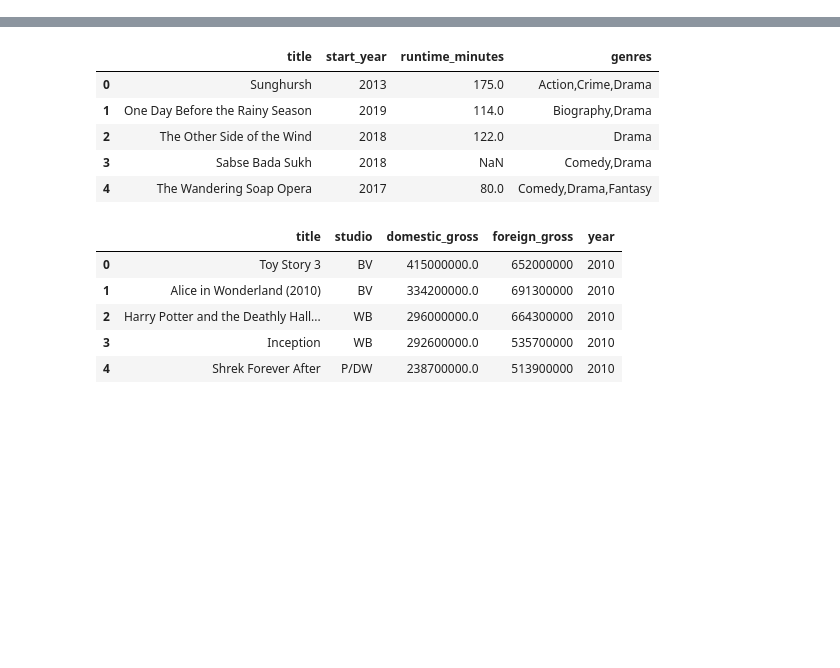
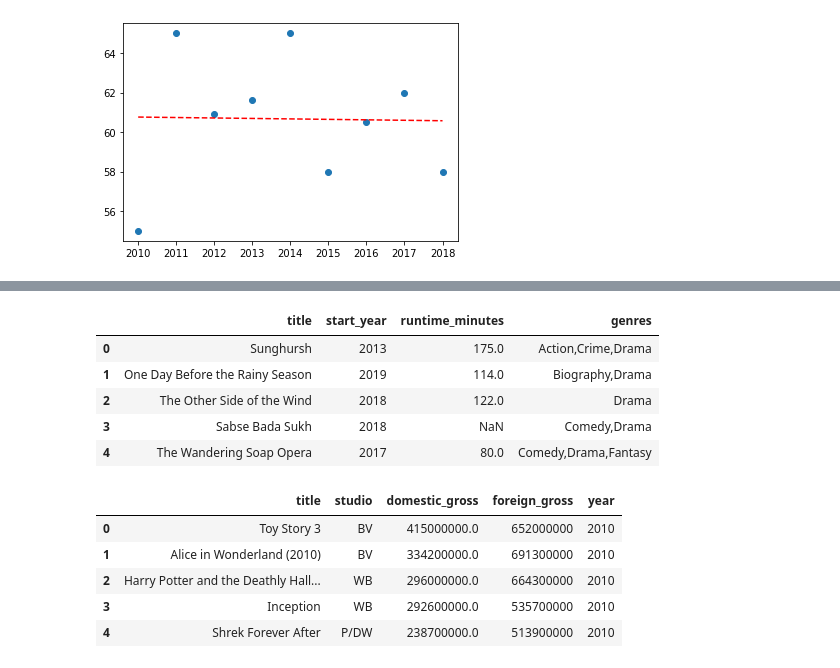
Before and after one commit to SSGrasland/Marketing-Movies-to-Foreign-Audiences, a Jupyter notebook: Phase 1 Project Notebook.ipynb, the cells around one changed output, grey strips where cells are left out. Drawn from its saved outputs; the diff is of its cells as text; code cells hidden in the pictures; blank space fills up the shorter version.

```diff
--- a/Phase 1 Project Notebook.ipynb
+++ b/Phase 1 Project Notebook.ipynb
@@ -29,3 +133,13 @@ tn.movie_budgets.csv.gz
+# %%
+y = 55, 65, 60.9, 61.6, 65, 58, 60.5, 62, 58
+x = 2010, 2011, 2012, 2013, 2014, 2015, 2016, 2017, 2018
+plt.scatter(x, y)
+z = np.polyfit(x, y, 1)
+p = np.poly1d(z)
+plt.plot(x,p(x),"r--")
+plt.show()
+# %% [output]
+[figure, added]
 # %%
 #opening and reviewing imdb datasets from movie_basics
 imdb = pd.read_sql("""SELECT * FROM movie_basics;""", conn)
```
Also changed, not shown: parts of 10 cells of this notebook.
